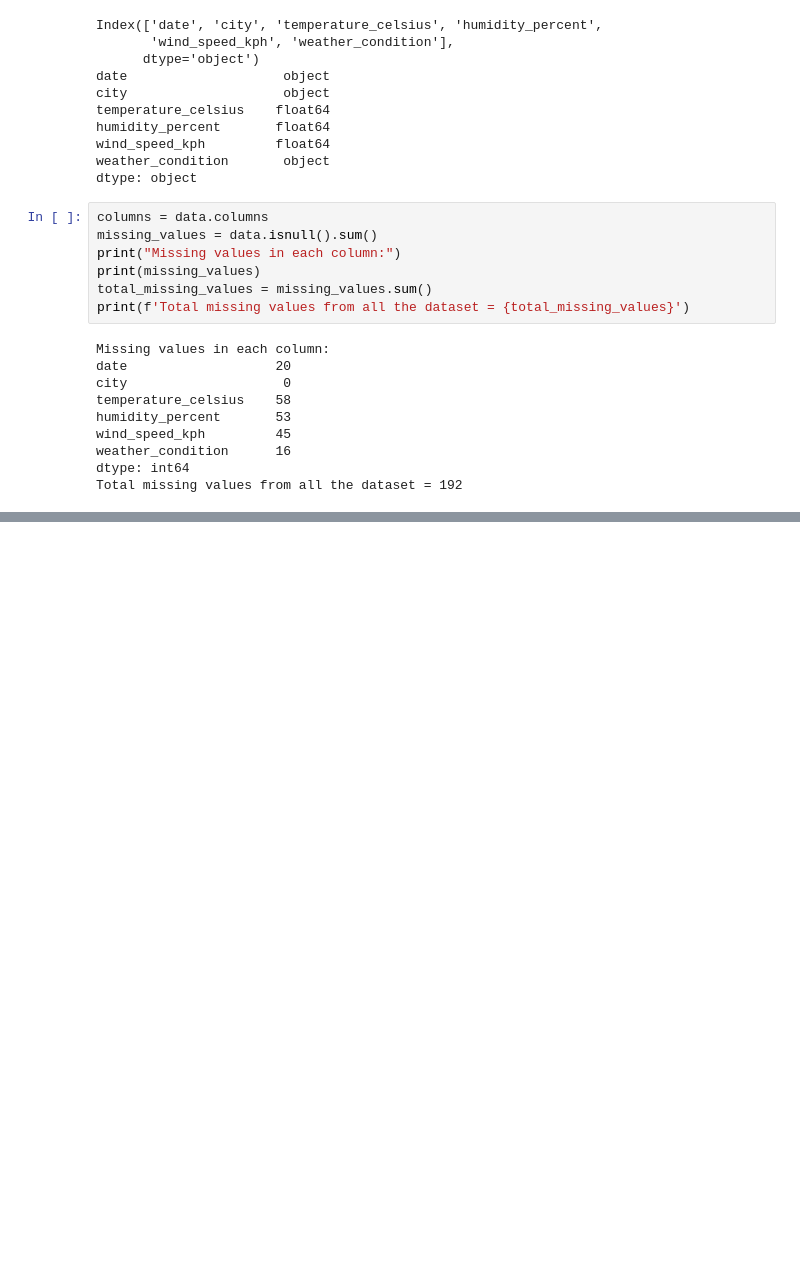
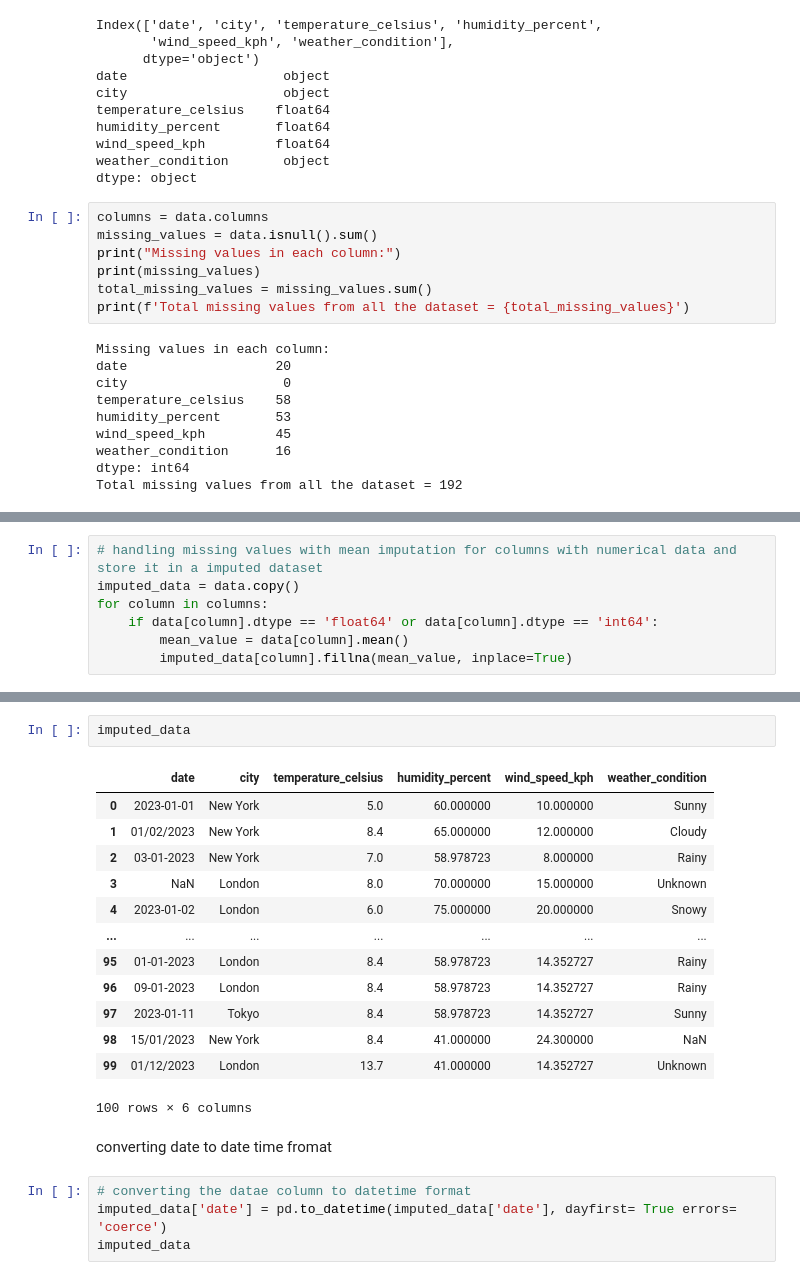
Before and after one commit to itsdagi/shega-data-engineering, a Jupyter notebook: climate.ipynb, the cells around one changed output, grey strips where cells are left out. Drawn from its saved outputs; the diff is of its cells as text; blank space fills up the shorter version.

```diff
--- a/climate.ipynb
+++ b/climate.ipynb
@@ -61,0 +68,7 @@ Total missing values from all the dataset = 192
+# %%
+# handling missing values with mean imputation for columns with numerical data and store it in a imputed dataset
+imputed_data = data.copy()
+for column in columns:
+    if data[column].dtype == 'float64' or data[column].dtype == 'int64':
+        mean_value = data[column].mean()
+        imputed_data[column].fillna(mean_value, inplace=True)
@@ -61,0 +82,22 @@ Total missing values from all the dataset = 192
+# %%
+imputed_data
+# %% [output]
+|  | date | city | temperature_celsius | humidity_percent | wind_speed_kph | weather_condition |
+| 0 | 2023-01-01 | New York | 5.0 | 60.000000 | 10.000000 | Sunny |
+| 1 | 01/02/2023 | New York | 8.4 | 65.000000 | 12.000000 | Cloudy |
+| 2 | 03-01-2023 | New York | 7.0 | 58.978723 | 8.000000 | Rainy |
+| 3 | NaN | London | 8.0 | 70.000000 | 15.000000 | Unknown |
+| 4 | 2023-01-02 | London | 6.0 | 75.000000 | 20.000000 | Snowy |
+| ... | ... | ... | ... | ... | ... | ... |
+| 95 | 01-01-2023 | London | 8.4 | 58.978723 | 14.352727 | Rainy |
+| 96 | 09-01-2023 | London | 8.4 | 58.978723 | 14.352727 | Rainy |
+| 97 | 2023-01-11 | Tokyo | 8.4 | 58.978723 | 14.352727 | Sunny |
+| 98 | 15/01/2023 | New York | 8.4 | 41.000000 | 24.300000 | NaN |
+| 99 | 01/12/2023 | London | 13.7 | 41.000000 | 14.352727 | Unknown |
+100 rows × 6 columns
+# %% [markdown]
+converting date to date time fromat
+# %%
+# converting the datae column to datetime format
+imputed_data['date'] = pd.to_datetime(imputed_data['date'], dayfirst= True errors= 'coerce')
+imputed_data
```
Also changed, not shown: parts of 8 cells of this notebook.
